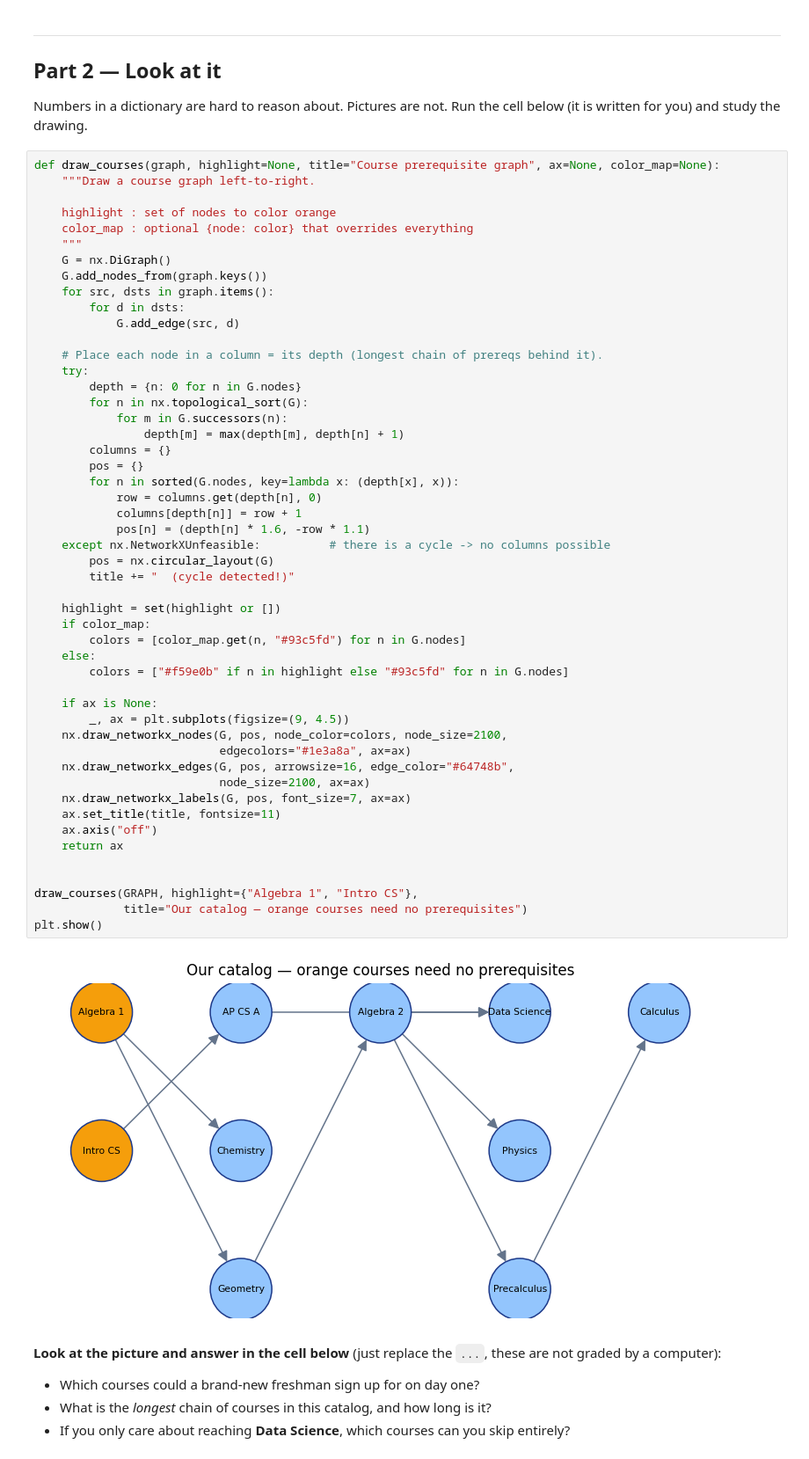
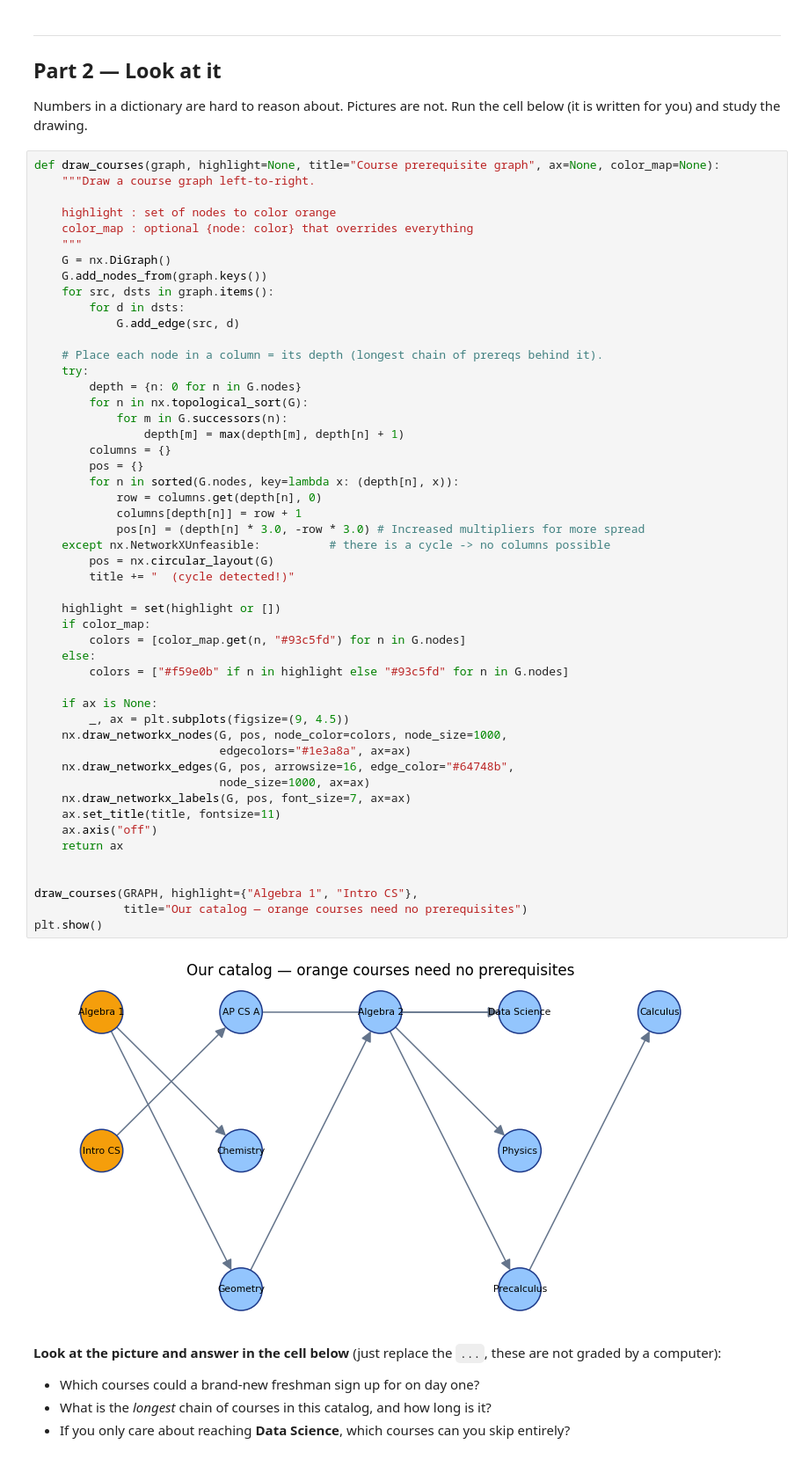
Before and after one commit to sophiadapot/stats507-coursework, a Jupyter notebook: lab4.ipynb, the cells around one changed output. Shown at 88% size. Drawn from its saved outputs; the diff is of its cells as text.

```diff
--- a/lab4.ipynb
+++ b/lab4.ipynb
@@ -133,38 +133,38 @@ def draw_courses(graph, highlight=None, title="Course prerequisite graph", ax=No
             for m in G.successors(n):
                 depth[m] = max(depth[m], depth[n] + 1)
         columns = {}
         pos = {}
-        for n in sorted(G.nodes, key=lambda x: (depth[x], x)):
+        for n in sorted(G.nodes, key=lambda x: (depth[n], x)):
             row = columns.get(depth[n], 0)
             columns[depth[n]] = row + 1
-            pos[n] = (depth[n] * 1.6, -row * 1.1)
+            pos[n] = (depth[n] * 3.0, -row * 3.0) # Increased multipliers for more spread
     except nx.NetworkXUnfeasible:          # there is a cycle -> no columns possible
         pos = nx.circular_layout(G)
         title += "  (cycle detected!)"
 
     highlight = set(highlight or [])
     if color_map:
         colors = [color_map.get(n, "#93c5fd") for n in G.nodes]
     else:
         colors = ["#f59e0b" if n in highlight else "#93c5fd" for n in G.nodes]
 
     if ax is None:
         _, ax = plt.subplots(figsize=(9, 4.5))
-    nx.draw_networkx_nodes(G, pos, node_color=colors, node_size=2100,
+    nx.draw_networkx_nodes(G, pos, node_color=colors, node_size=1000,
                            edgecolors="#1e3a8a", ax=ax)
     nx.draw_networkx_edges(G, pos, arrowsize=16, edge_color="#64748b",
-                           node_size=2100, ax=ax)
+                           node_size=1000, ax=ax)
     nx.draw_networkx_labels(G, pos, font_size=7, ax=ax)
     ax.set_title(title, fontsize=11)
     ax.axis("off")
     return ax
 
 
 draw_courses(GRAPH, highlight={"Algebra 1", "Intro CS"},
              title="Our catalog — orange courses need no prerequisites")
 plt.show()
 # %% [output]
-[figure, old version]
+[figure, new version]
 # %% [markdown]
 **Look at the picture and answer in the cell below** (just replace the `...`, these are not graded by a computer):
 
```
Also changed, not shown: parts of 3 cells of this notebook.
